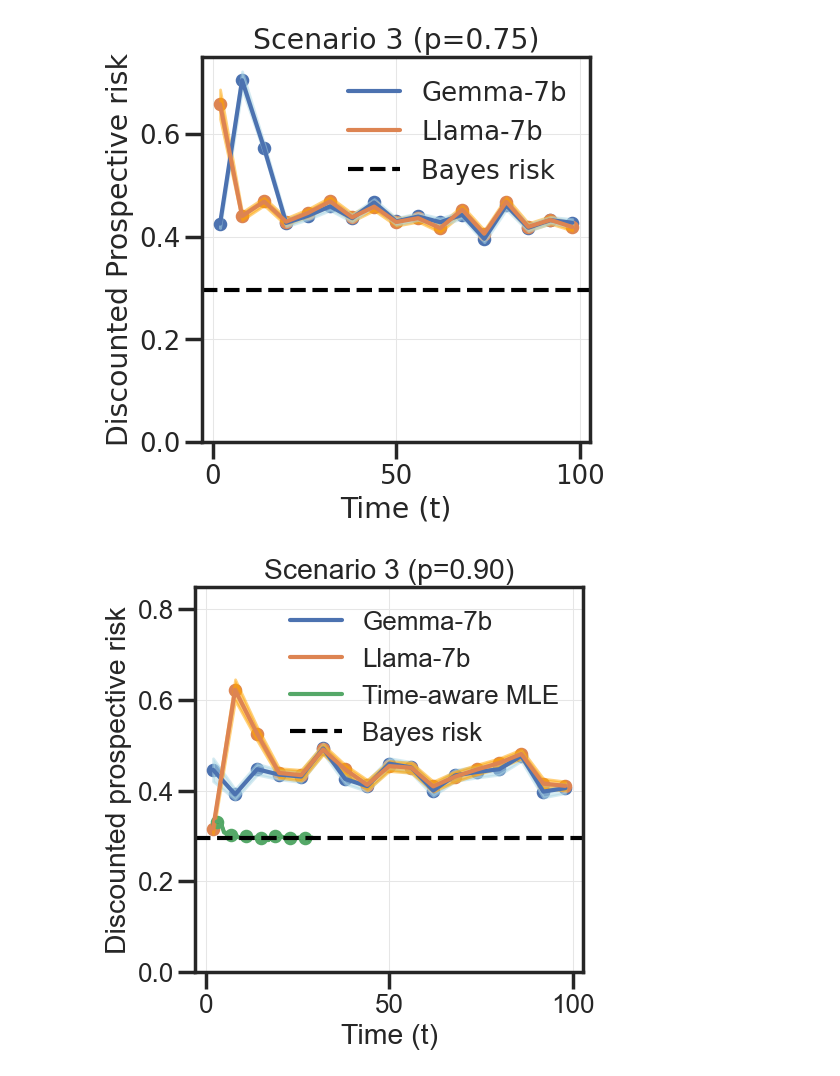
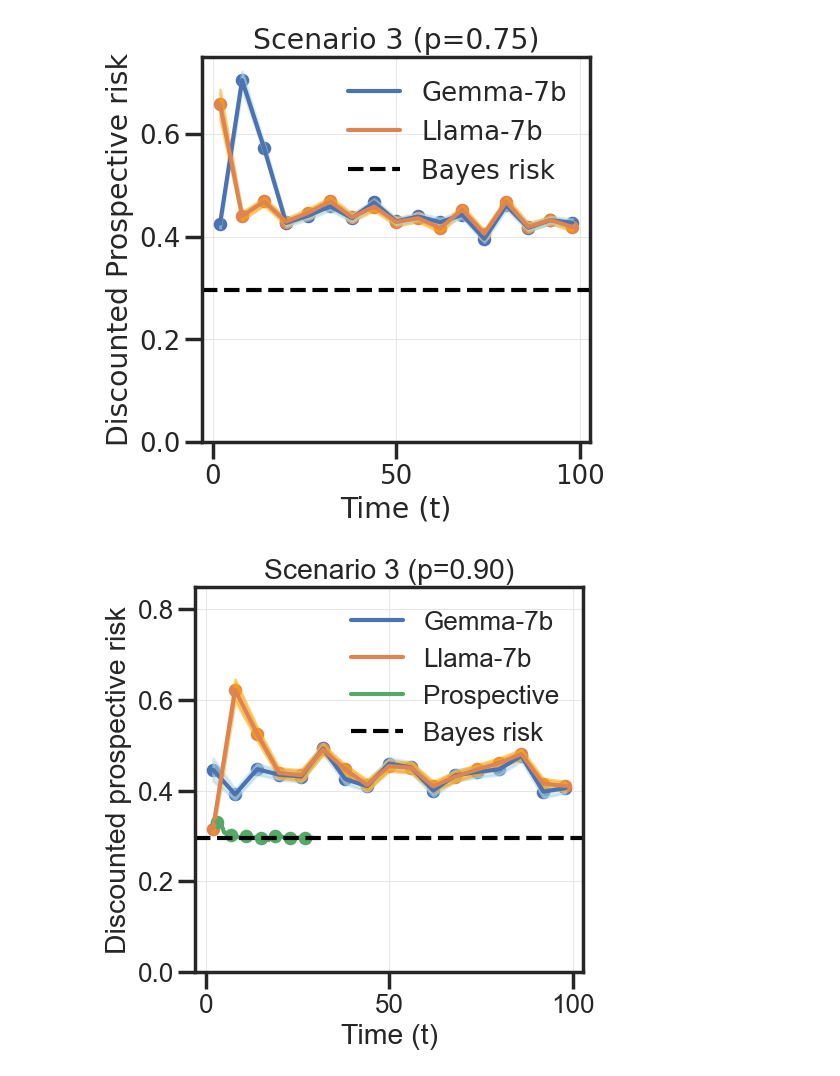
Before and after one commit to YuxinB/ProL, a Jupyter notebook: llm/notebooks/llm_prob.ipynb, the cells around one changed output. Drawn from its saved outputs; the diff is of its cells as text; code cells hidden in the pictures.

```diff
--- a/llm/notebooks/llm_prob.ipynb
+++ b/llm/notebooks/llm_prob.ipynb
@@ -296,7 +296,7 @@ plt.show()
 # %% [output]
 [figure]
 # %%
-s3_info = np.load("../../synthetic/scenario3_disc_4_2.npy", allow_pickle=True)
+s3_info = np.load("../../synthetic/data/scenario3_disc_4_2.npy", allow_pickle=True)
 mean_mle = s3_info.item()['avg_pr']
 std_mle = s3_info.item()['std_pr'] / 10000
 mle_x = np.arange(3, 30, 1)
@@ -314,32 +314,32 @@ std_l = llama_s3.std(1)[:, 1] / np.sqrt(100.0)
 
 plt.figure(figsize=(5, 5))
 plt.plot(perf[:, 0], perf[:, 1] * 2)
 plt.plot(perf[:, 0], llama_s3.mean(1)[:, 1] * 2)
 plt.plot(mle_x, mean_mle)
 
 plt.axhline(y=0.296, color='black', linestyle='--')
 
 plt.scatter(perf[:, 0], perf[:, 1]* 2, s=60)
 plt.scatter(perf[:, 0], llama_s3.mean(1)[:, 1]*2, s=60)
 plt.scatter(mle_x[::4], mean_mle[::4], s=60)
 
 
 plt.fill_between(perf[:, 0], mean - std, mean + std, alpha=0.5, color='lightblue')
 plt.fill_between(perf[:, 0], mean_l - std_l, mean_l + std_l, alpha=0.5, color='orange')
 plt.fill_between(mle_x, mean_mle - std_mle, mean_mle + std_mle, alpha=0.5, color='green')
 
 
 plt.ylim([0, 0.85])
 
 plt.title("Scenario 3 (p=0.90)")
 plt.xlabel("Time (t)")
 plt.ylabel("Discounted prospective risk")
-plt.legend(["Gemma-7b", "Llama-7b", 'Time-aware MLE', 'Bayes risk'])
+plt.legend(["Gemma-7b", "Llama-7b", 'Prospective', 'Bayes risk'], loc='upper right')
 
 plt.savefig("../figures/jun9/scenario3_p90.pdf", bbox_inches="tight")
 plt.savefig("../figures/jun9/scenario3_p90.svg", bbox_inches="tight")
 
 
 plt.show()
 # %% [output]
-[figure, old version]
+[figure, new version]
```
Also changed, not shown: parts of 4 cells of this notebook, 6 other files.
